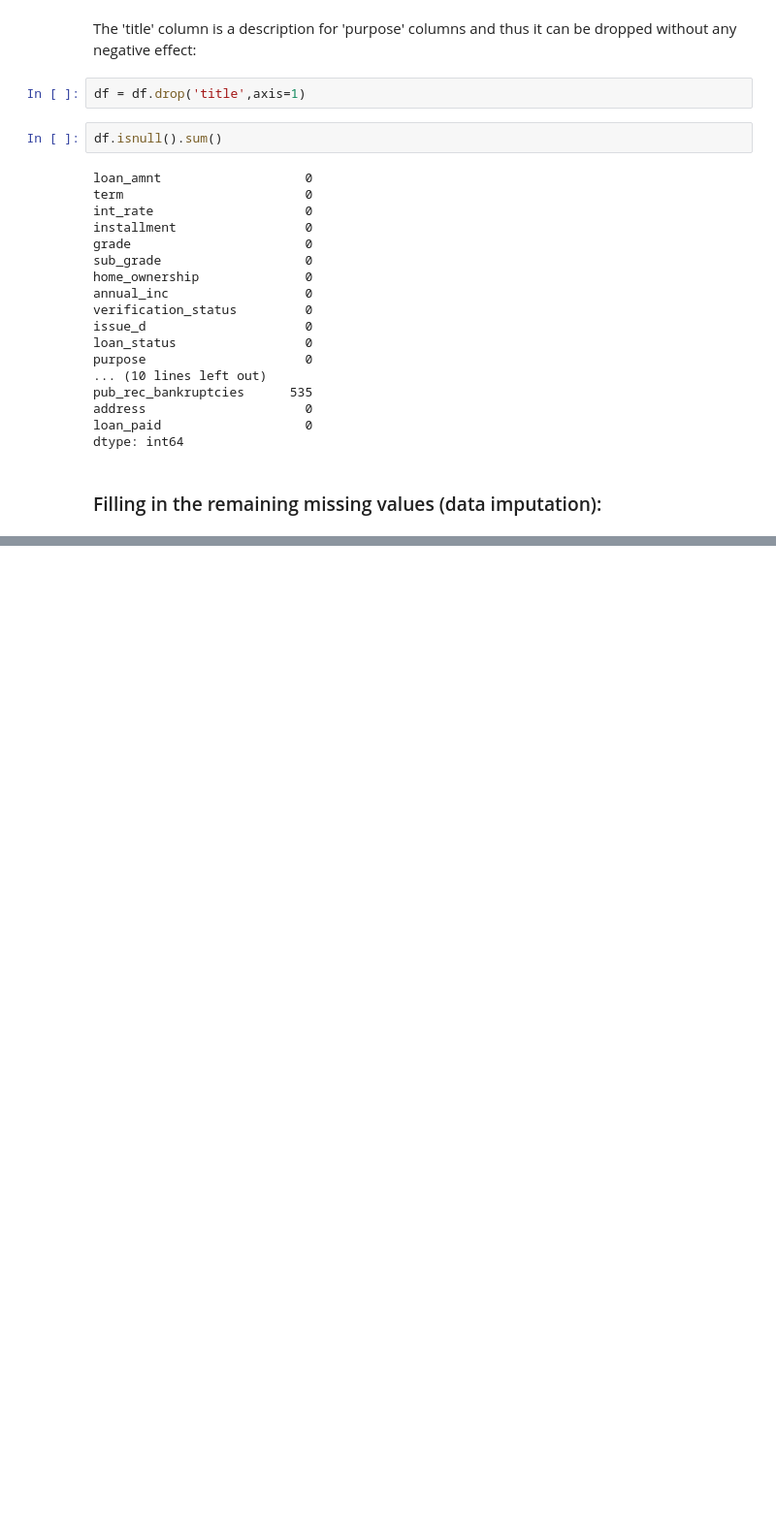
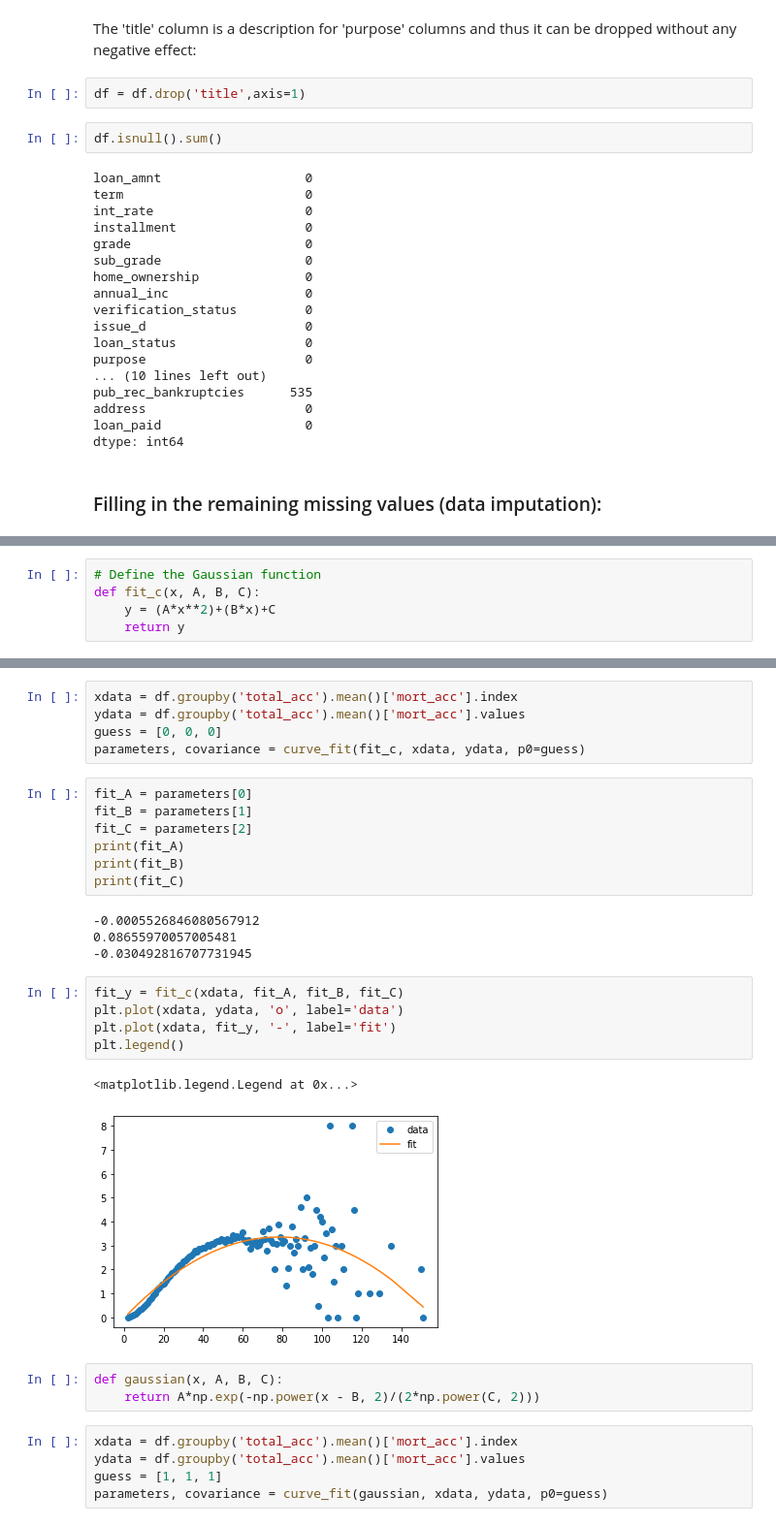
Before and after one commit to ShayanSafavi/ANN_Keras_TF2_Loan_Default, a Jupyter notebook: Keras-TF2-Loan-Default.ipynb, the cells around one changed output, grey strips where cells are left out. Shown: that part at 97% size. Cells and saved outputs as stored; diff of their text form; blank space fills up the shorter version.

```diff
--- a/Keras-TF2-Loan-Default.ipynb
+++ b/Keras-TF2-Loan-Default.ipynb
@@ -683,0 +722,5 @@ dtype: int64
+# %%
+# Define the Gaussian function
+def fit_c(x, A, B, C):
+    y = (A*x**2)+(B*x)+C
+    return y
@@ -683,0 +747,32 @@ dtype: int64
+# %%
+xdata = df.groupby('total_acc').mean()['mort_acc'].index
+ydata = df.groupby('total_acc').mean()['mort_acc'].values
+guess = [0, 0, 0]
+parameters, covariance = curve_fit(fit_c, xdata, ydata, p0=guess)
+# %%
+fit_A = parameters[0]
+fit_B = parameters[1]
+fit_C = parameters[2]
+print(fit_A)
+print(fit_B)
+print(fit_C)
+# %% [output]
+-0.0005526846080567912
+0.08655970057005481
+-0.030492816707731945
+# %%
+fit_y = fit_c(xdata, fit_A, fit_B, fit_C)
+plt.plot(xdata, ydata, 'o', label='data')
+plt.plot(xdata, fit_y, '-', label='fit')
+plt.legend()
+# %% [output]
+<matplotlib.legend.Legend at 0x...>
+[figure, added]
+# %%
+def gaussian(x, A, B, C):
+    return A*np.exp(-np.power(x - B, 2)/(2*np.power(C, 2)))
+# %%
+xdata = df.groupby('total_acc').mean()['mort_acc'].index
+ydata = df.groupby('total_acc').mean()['mort_acc'].values
+guess = [1, 1, 1]
+parameters, covariance = curve_fit(gaussian, xdata, ydata, p0=guess)
```
Also changed, not shown: parts of 40 cells of this notebook.
